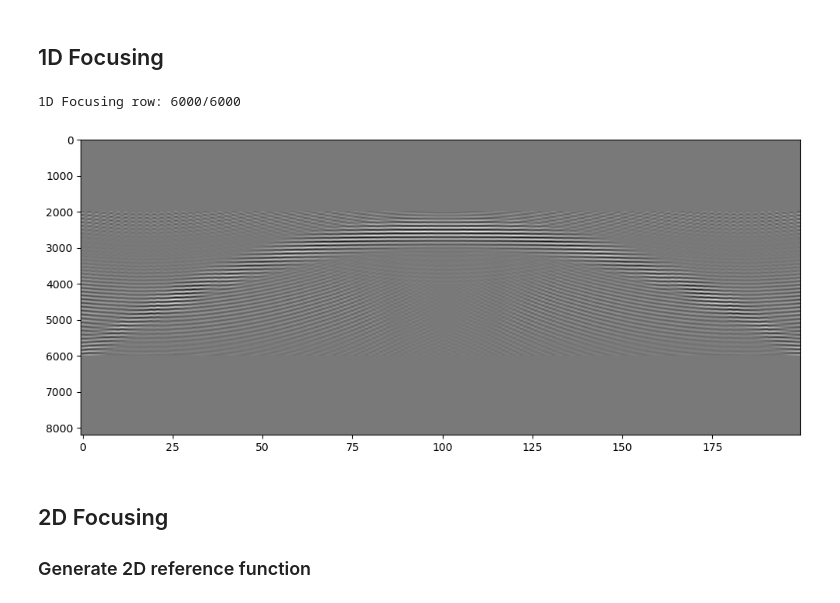
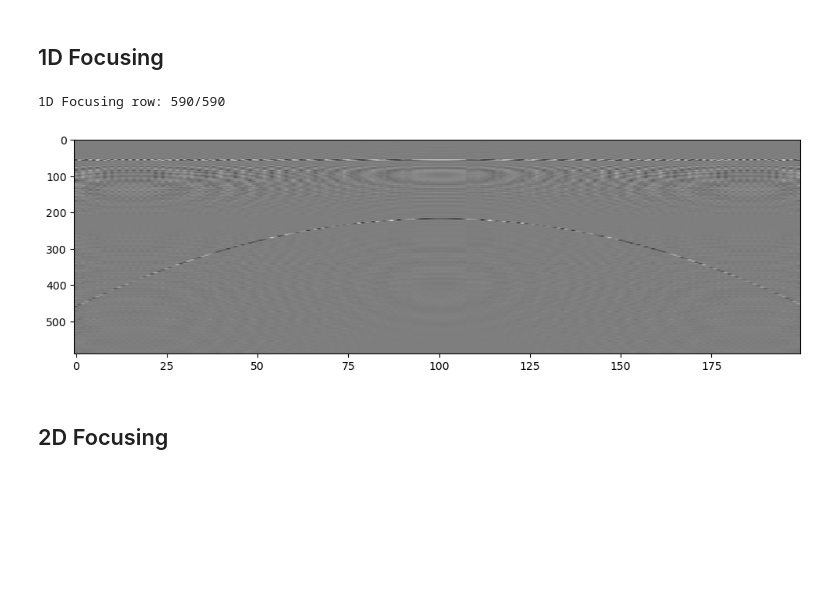
Before and after one commit to Nacnud04/EuropaRaypaths, a Jupyter notebook: Focusing/FocusMethod.ipynb, the cells around one changed output. Saved outputs shown, nothing was run; the diff lists cells and outputs as text; code cells hidden in the pictures; blank space fills up the shorter version.

Commit message:
SUCESSFUL FOCUS!

```diff
--- a/Focusing/FocusMethod.ipynb
+++ b/Focusing/FocusMethod.ipynb
@@ -38,7 +38,7 @@ Total processing time: 4 minutes and 12.63 seconds
 ## Generate reference function
 # %%
 # pull index of max transmittance per model
-trs = [np.argmax([m.raypaths[i].tr for i in range(len(m.raypaths))]) for m in ms]
+trs = [len(m.raypaths) // 2 for m in ms]
 # find distance in air
 rair = np.array([m.raypaths[t].mags[0] for t, m in zip(trs, ms)])
 # find distance in ice
@@ -89,7 +89,2 @@ plt.show()
 # %% [markdown]
 ## Range Compress
-# %%
-rc = np.zeros_like(rdrgrm)
-
-for i in range(n):
-    rc[:,i] = np.correlate(rdrgrm[:,i], ss[i].signal, mode='same')
@@ -105,7 +94,7 @@ plt.show()
 def focus1d(rdr, l1d, dx, dt, reffun):
     focused = np.copy(rdrgrm)
     reffun_conj = np.conjugate(reffun)
-    st, en = 2000, 6000
+    st, en = 0, rdr.shape[0]
     for ti in np.arange(st, en).astype(int):
         print(f"1D Focusing row: {ti+1}/{en}", end="    \r")
         for i, x in enumerate(np.arange(-1*l1d/2, l1d/2, dx)):
@@ -114,16 +103,14 @@ def focus1d(rdr, l1d, dx, dt, reffun):
 # %%
 en = 10000
 dx = en / n
-focused1d = focus1d(rc, 10000, dx, 1e-9, reffun)
+focused1d = focus1d(rdrgrm, 10000, dx, 1e-9, reffun)
 # %% [output]
-1D Focusing row: 6000/6000
+1D Focusing row: 590/590
 # %%
 fig, ax = plt.subplots(1, 1, figsize=(12, 12))
-ax.imshow(np.real(focused1d), cmap="grey", aspect=0.01)
+ax.imshow(np.real(focused1d), cmap="grey", aspect=0.1)
 plt.show()
 # %% [output]
-[figure, old version]
+[figure, new version]
 # %% [markdown]
 ## 2D Focusing
-
-### Generate 2D reference function
```
Also changed, not shown: parts of 21 cells of this notebook, 3 other files.
